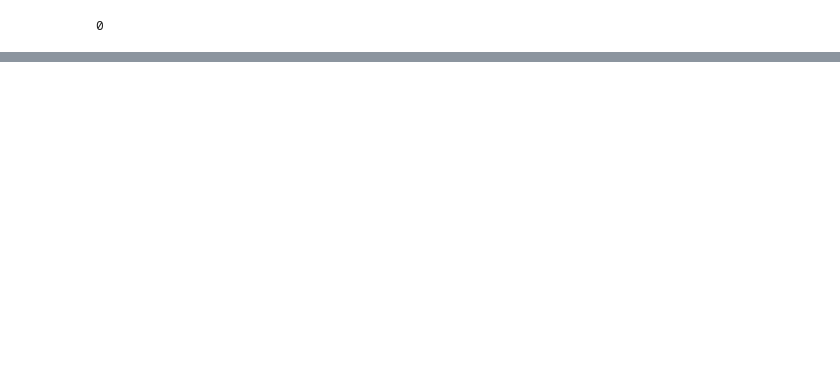
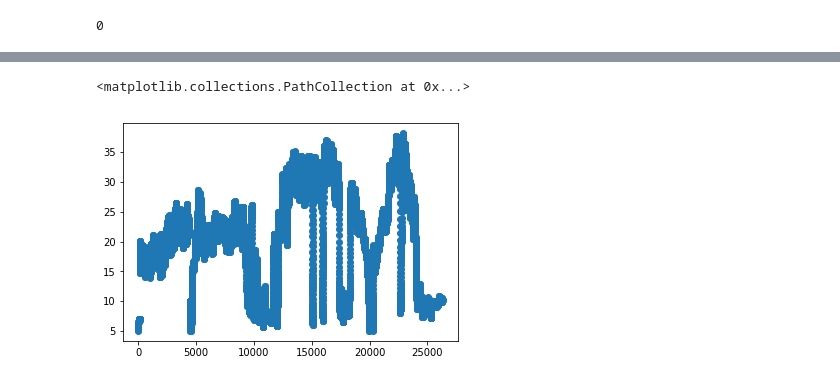
Before and after one commit to tverdick/IMT_Gitana, a Jupyter notebook: Clean Data.ipynb, the cells around one changed output, grey strips where cells are left out. Saved outputs shown, nothing was run; the diff lists cells and outputs as text; code cells hidden in the pictures; blank space fills up the shorter version.

```diff
--- a/Clean Data.ipynb
+++ b/Clean Data.ipynb
@@ -156,0 +176,5 @@ len(indx)
+# %%
+plt.scatter(df['Boat_Speed'].index, df['Boat_Speed'])
+# %% [output]
+<matplotlib.collections.PathCollection at 0x...>
+[figure, added]
```
Also changed, not shown: parts of 8 cells of this notebook.
